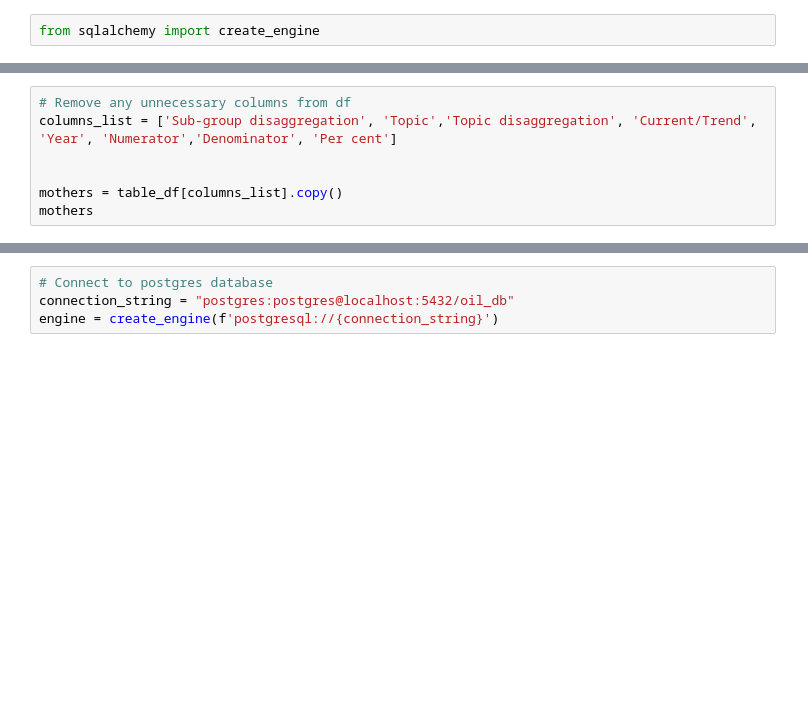
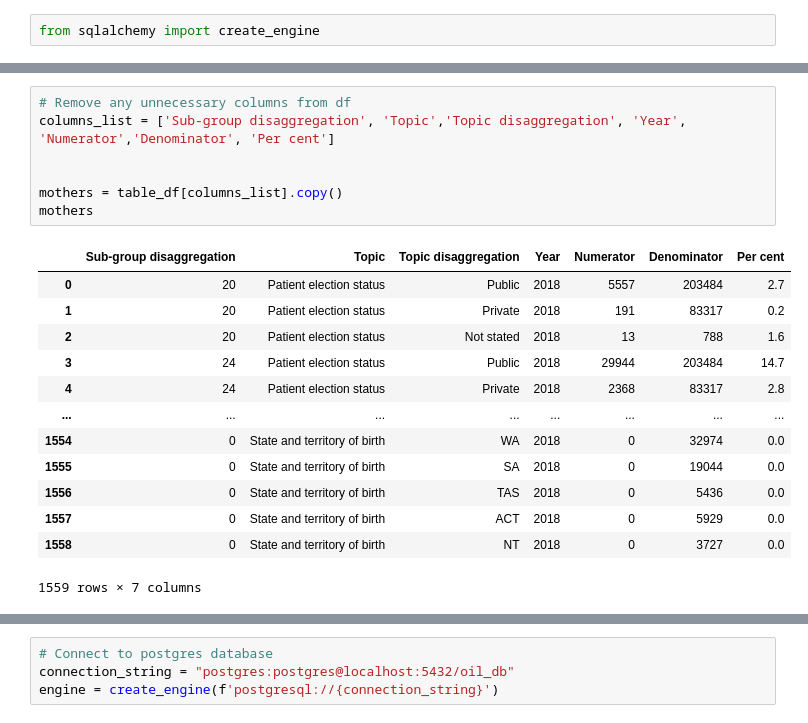
Before and after one commit to KirstieMcCown/finalproject, a Jupyter notebook: data_cleaning/cleaning.ipynb, the cells around one changed output, grey strips where cells are left out. Saved outputs shown, nothing was run; the diff lists cells and outputs as text; blank space fills up the shorter version.

```diff
--- a/data_cleaning/cleaning.ipynb
+++ b/data_cleaning/cleaning.ipynb
@@ -16,10 +47,24 @@ table_df.info()
 # %%
 # Remove any unnecessary columns from df
-columns_list = ['Sub-group disaggregation', 'Topic','Topic disaggregation', 'Current/Trend', 'Year', 'Numerator','Denominator', 'Per cent']
+columns_list = ['Sub-group disaggregation', 'Topic','Topic disaggregation', 'Year', 'Numerator','Denominator', 'Per cent']
 
 
 mothers = table_df[columns_list].copy()
 mothers
+# %% [output]
+|  | Sub-group disaggregation | Topic | Topic disaggregation | Year | Numerator | Denominator | Per cent |
+| 0 | 20 | Patient election status | Public | 2018 | 5557 | 203484 | 2.7 |
+| 1 | 20 | Patient election status | Private | 2018 | 191 | 83317 | 0.2 |
+| 2 | 20 | Patient election status | Not stated | 2018 | 13 | 788 | 1.6 |
+| 3 | 24 | Patient election status | Public | 2018 | 29944 | 203484 | 14.7 |
+| 4 | 24 | Patient election status | Private | 2018 | 2368 | 83317 | 2.8 |
+| ... | ... | ... | ... | ... | ... | ... | ... |
+| 1554 | 0 | State and territory of birth | WA | 2018 | 0 | 32974 | 0.0 |
+| 1555 | 0 | State and territory of birth | SA | 2018 | 0 | 19044 | 0.0 |
+| 1556 | 0 | State and territory of birth | TAS | 2018 | 0 | 5436 | 0.0 |
+| 1557 | 0 | State and territory of birth | ACT | 2018 | 0 | 5929 | 0.0 |
+| 1558 | 0 | State and territory of birth | NT | 2018 | 0 | 3727 | 0.0 |
+1559 rows × 7 columns
 # %%
 # Rename columns
 
```
Also changed, not shown: parts of 17 cells of this notebook, 25 other files.
